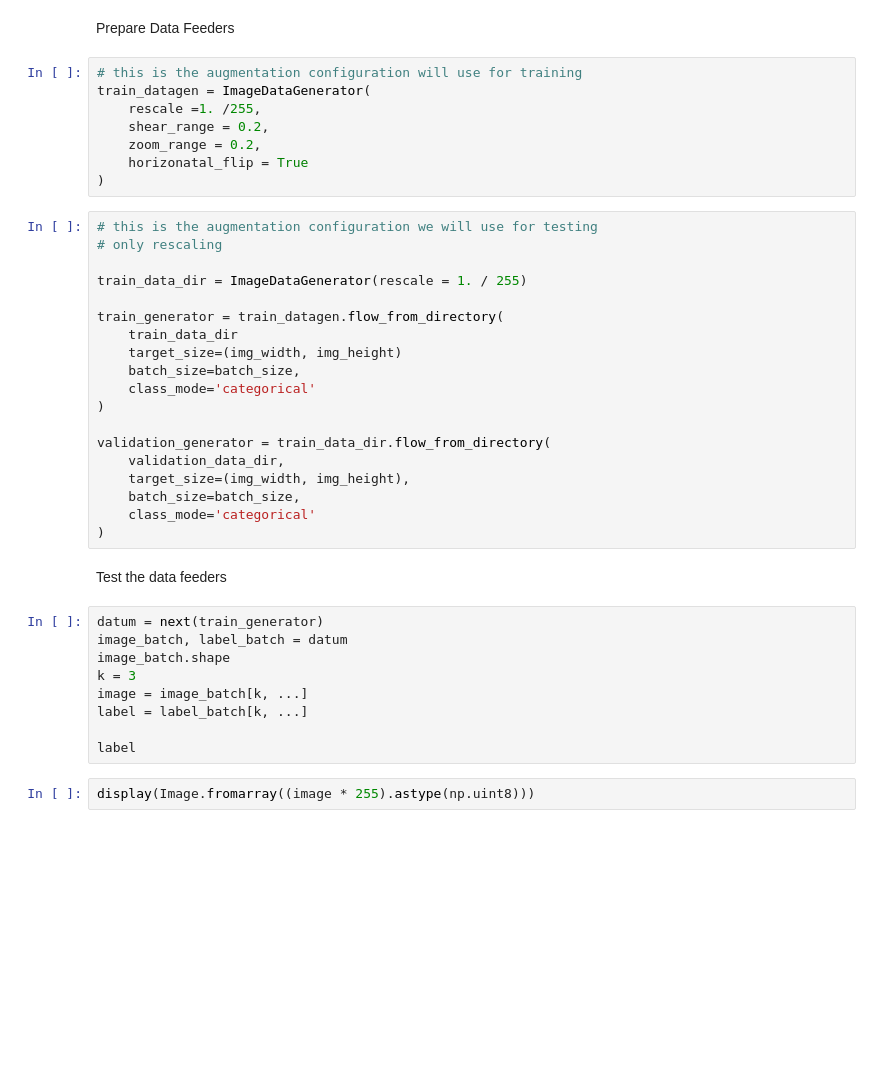
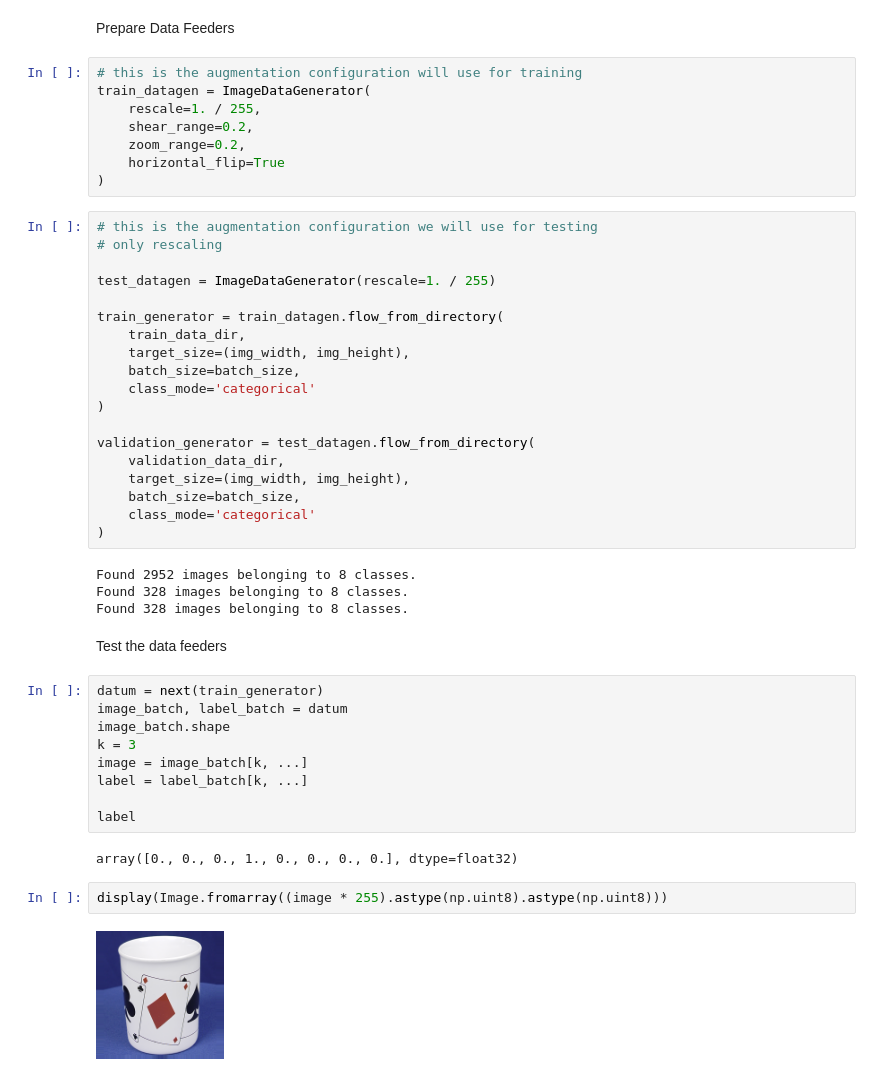
Before and after one commit to Ilmaan-Ahamed/First_ML_Model, a Jupyter notebook: CNNs_With_keras.ipynb, the cells around one changed output. Saved outputs shown, nothing was run; the diff lists cells and outputs as text; blank space fills up the shorter version.

```diff
--- a/CNNs_With_keras.ipynb
+++ b/CNNs_With_keras.ipynb
@@ -150,30 +154,34 @@ Prepare Data Feeders
 # %%
 # this is the augmentation configuration will use for training
 train_datagen = ImageDataGenerator(
-    rescale =1. /255,
-    shear_range = 0.2,
-    zoom_range = 0.2,
-    horizonatal_flip = True
+    rescale=1. / 255,
+    shear_range=0.2,
+    zoom_range=0.2,
+    horizontal_flip=True
 )
 # %%
 # this is the augmentation configuration we will use for testing
 # only rescaling
 
-train_data_dir = ImageDataGenerator(rescale = 1. / 255)
+test_datagen = ImageDataGenerator(rescale=1. / 255)
 
 train_generator = train_datagen.flow_from_directory(
-    train_data_dir
-    target_size=(img_width, img_height)
+    train_data_dir,
+    target_size=(img_width, img_height),
     batch_size=batch_size,
     class_mode='categorical'
 )
 
-validation_generator = train_data_dir.flow_from_directory(
+validation_generator = test_datagen.flow_from_directory(
     validation_data_dir,
     target_size=(img_width, img_height),
     batch_size=batch_size,
     class_mode='categorical'
 )
+# %% [output]
+Found 2952 images belonging to 8 classes.
+Found 328 images belonging to 8 classes.
+Found 328 images belonging to 8 classes.
 # %% [markdown]
 Test the data feeders
 # %%
@@ -185,5 +193,9 @@ image = image_batch[k, ...]
 label = label_batch[k, ...]
 
 label
+# %% [output]
+array([0., 0., 0., 1., 0., 0., 0., 0.], dtype=float32)
 # %%
-display(Image.fromarray((image * 255).astype(np.uint8)))
+display(Image.fromarray((image * 255).astype(np.uint8).astype(np.uint8)))
+# %% [output]
+[figure, added]
```
Also changed, not shown: parts of 3 cells of this notebook.
